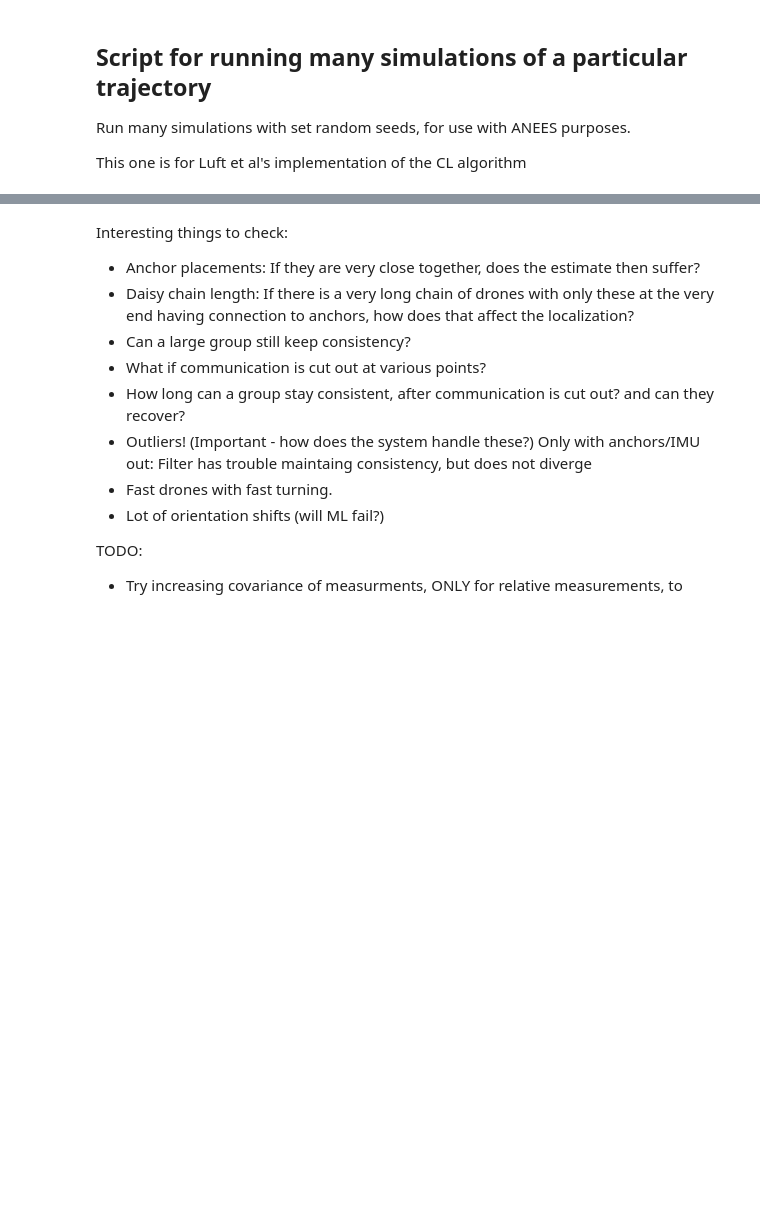
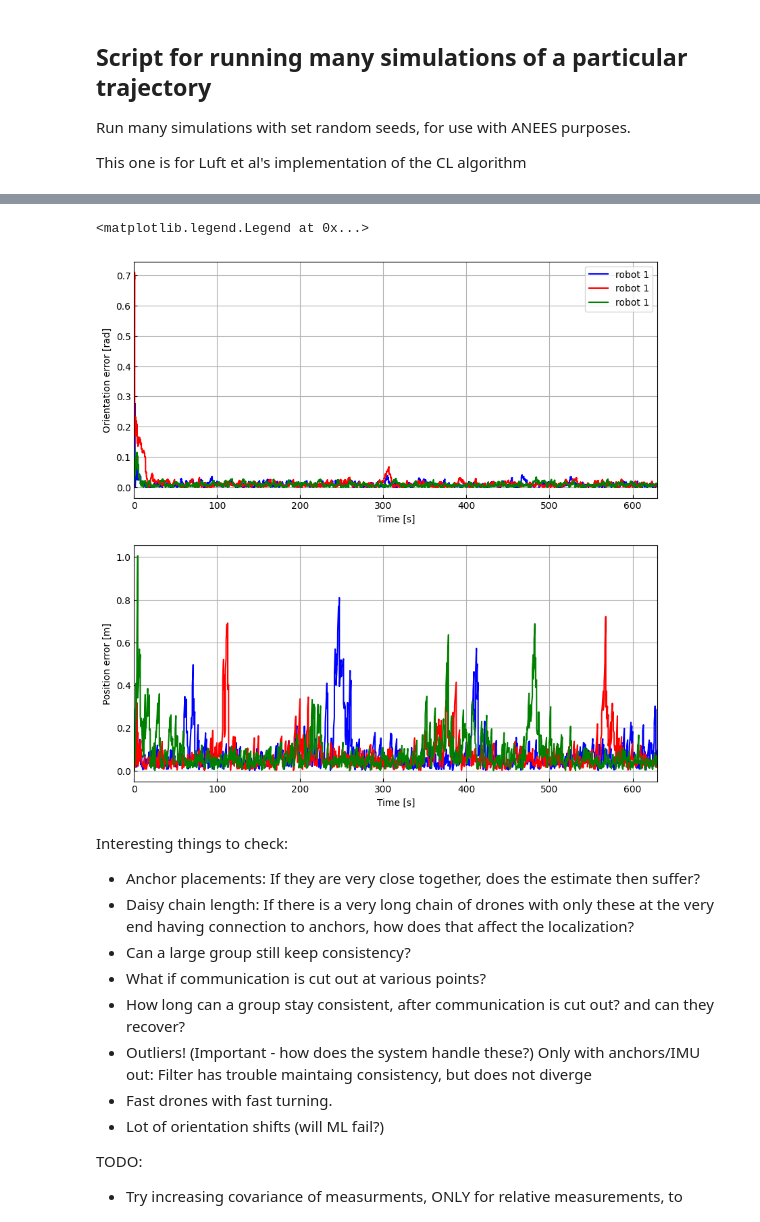
Before and after one commit to MarcusLariJ/UWB_Rasberry, a Jupyter notebook: Sim/run_anees.ipynb, the cells around one changed output, grey strips where cells are left out. Saved outputs shown, nothing was run; the diff lists cells and outputs as text; code cells hidden in the pictures; blank space fills up the shorter version.

```diff
--- a/Sim/run_anees.ipynb
+++ b/Sim/run_anees.ipynb
@@ -185,3 +223,14 @@ rp.plot_RMSE(axs3[2], x_logL3, robotL3.path, biases=bias_vec, dt=dt)
+# %%
+# Plot the absolute positioning error:
+fig, axpos = plt.subplots(2, figsize=(10,10))
+
+rp.plot_abs_avg(axpos, abs_e_log1, dt=dt, pos=True, colors=['blue', 'blue'], labels=['robot 1', 'robot 1'])
+rp.plot_abs_avg(axpos, abs_e_log2, dt=dt, pos=True, colors=['red','red'], labels=['robot 1', 'robot 1'])
+rp.plot_abs_avg(axpos, abs_e_log3, dt=dt, pos=True, colors=['green', 'green'], labels=['robot 1', 'robot 1'])
+axpos[0].legend()
+# %% [output]
+<matplotlib.legend.Legend at 0x...>
+[figure, added]
 # %% [markdown]
 Interesting things to check:
 - Anchor placements: If they are very close together, does the estimate then suffer?
```
Also changed, not shown: parts of 7 cells of this notebook, 3 other files.
